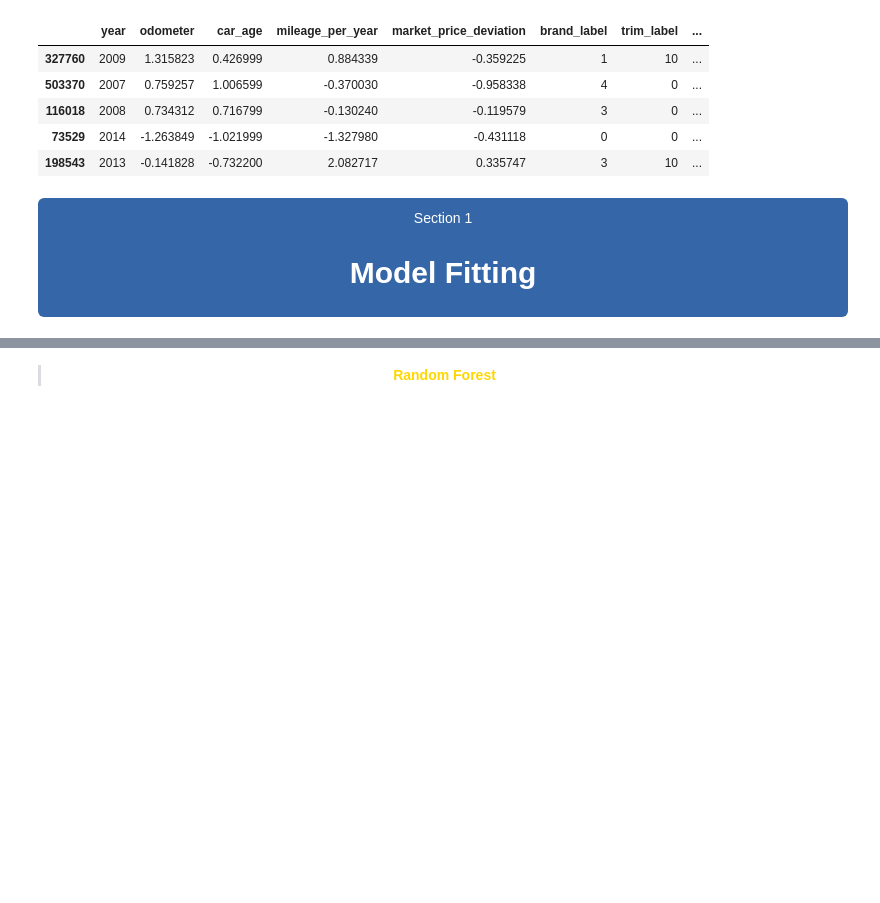
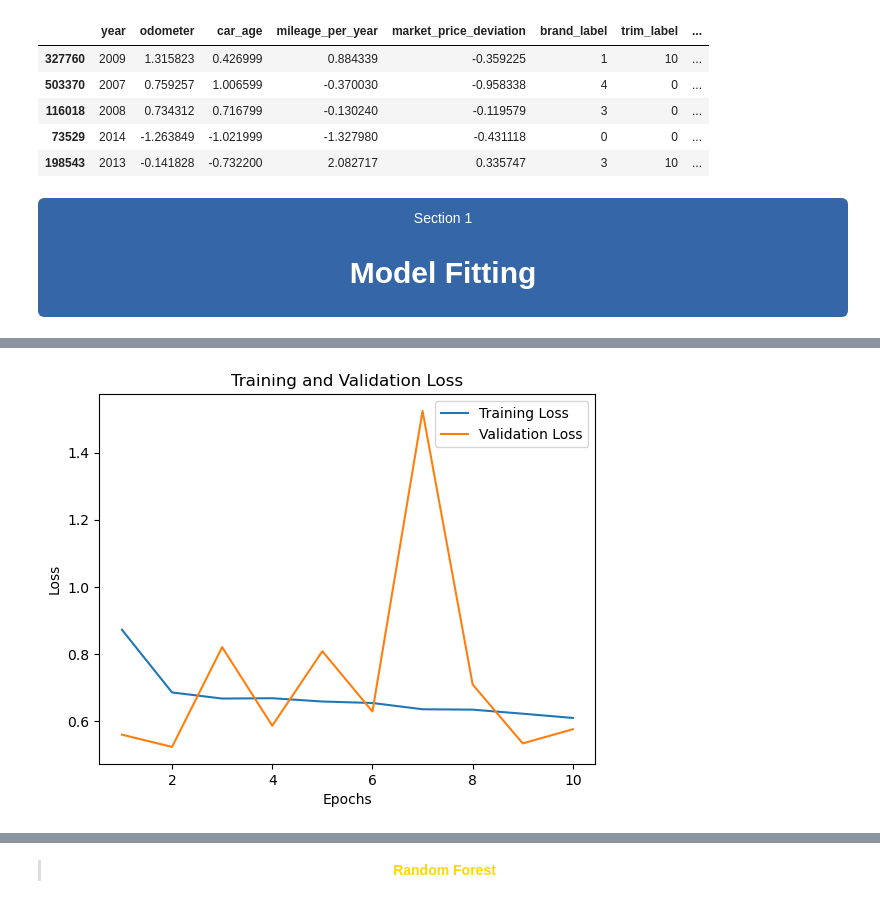
Before and after one commit to maxheijmans/AIM4B_Group1, a Jupyter notebook: UsedCarAuctionPrices/Modelling_UsedCarAuctionPrices.ipynb, the cells around one changed output, grey strips where cells are left out. Drawn from its saved outputs; the diff is of its cells as text; code cells hidden in the pictures; blank space fills up the shorter version.

```diff
--- a/UsedCarAuctionPrices/Modelling_UsedCarAuctionPrices.ipynb
+++ b/UsedCarAuctionPrices/Modelling_UsedCarAuctionPrices.ipynb
@@ -170,0 +176,19 @@ X_val.head()
+# %%
+# Creating the ANN model
+model = Sequential()
+model.add(Dense(16, activation='relu', input_dim=X_train.shape[1]))
+# model.add(Dense(64, activation='relu'))
+model.add(Dense(1))  # Output layer
+
+# Compiling the model
+model.compile(optimizer='adam', loss='mean_squared_error')
+
+# Training the model with validation data
+history = model.fit(X_train, y_train, epochs=10, batch_size=32, validation_data=(X_val, y_val))
+
+# Evaluating the model on validation data
+val_loss = model.evaluate(X_val, y_val)
+print(f"Mean Squared Error on validation data: {val_loss}")
+
+# Predicting 'sellingprice' for validation data
+val_predictions = model.predict(X_val)
@@ -170,0 +213,18 @@ X_val.head()
+# %%
+# Accessing loss values from the history object
+training_loss = history.history['loss']
+validation_loss = history.history['val_loss']
+
+# Creating a range of epochs
+epochs = range(1, len(training_loss) + 1)
+
+# Plotting training and validation loss
+plt.plot(epochs, training_loss, label='Training Loss')
+plt.plot(epochs, validation_loss, label='Validation Loss')
+plt.title('Training and Validation Loss')
+plt.xlabel('Epochs')
+plt.ylabel('Loss')
+plt.legend()
+plt.show()
+# %% [output]
+[figure, added]
```
Also changed, not shown: parts of 9 cells of this notebook.
